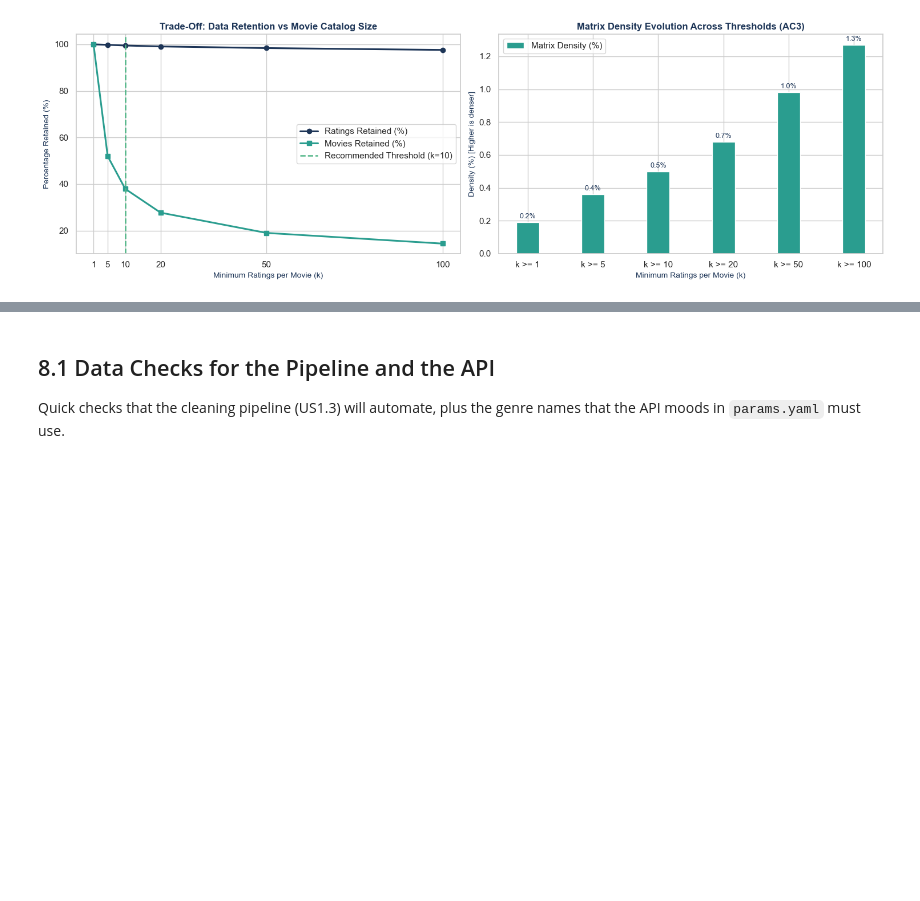
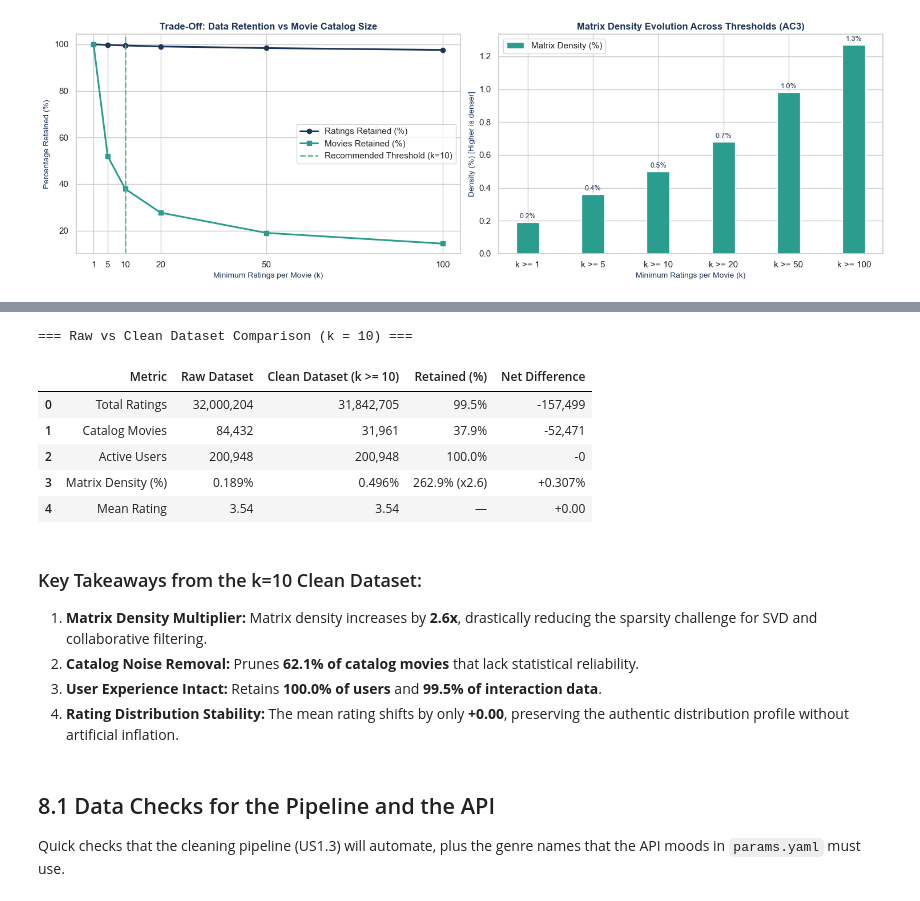
Before and after one commit to 2026-ADS-B1/team-B1-recsys, a Jupyter notebook: notebooks/eda_ratings.ipynb, the cells around one changed output, grey strips where cells are left out. Drawn from its saved outputs; the diff is of its cells as text; code cells hidden in the pictures; blank space fills up the shorter version.

```diff
--- a/notebooks/eda_ratings.ipynb
+++ b/notebooks/eda_ratings.ipynb
@@ -656,3 +743,81 @@ plt.show()
+# %%
+# Compute k=10 clean subset
+k_threshold = 10
+m_counts = ratings['movieId'].value_counts()
+u_counts = ratings['userId'].value_counts()
+clean_k10 = ratings[ratings['movieId'].isin(m_counts[m_counts >= k_threshold].index) &
+                    ratings['userId'].isin(u_counts[u_counts >= k_threshold].index)]
+
+raw_ratings_n = len(ratings)
+clean_ratings_n = len(clean_k10)
+raw_movies_n = ratings['movieId'].nunique()
+clean_movies_n = clean_k10['movieId'].nunique()
+raw_users_n = ratings['userId'].nunique()
+clean_users_n = clean_k10['userId'].nunique()
+
+raw_density = (raw_ratings_n / (raw_users_n * raw_movies_n)) * 100
+clean_density = (clean_ratings_n / (clean_users_n * clean_movies_n)) * 100
+
+impact_df = pd.DataFrame([
+    {
+        'Metric': 'Total Ratings',
+        'Raw Dataset': f'{raw_ratings_n:,}',
+        'Clean Dataset (k >= 10)': f'{clean_ratings_n:,}',
+        'Retained (%)': f'{(clean_ratings_n / raw_ratings_n) * 100:.1f}%',
+        'Net Difference': f'-{raw_ratings_n - clean_ratings_n:,}'
+    },
+    {
+        'Metric': 'Catalog Movies',
+        'Raw Dataset': f'{raw_movies_n:,}',
+        'Clean Dataset (k >= 10)': f'{clean_movies_n:,}',
+        'Retained (%)': f'{(clean_movies_n / raw_movies_n) * 100:.1f}%',
+        'Net Difference': f'-{raw_movies_n - clean_movies_n:,}'
+    },
+    {
+        'Metric': 'Active Users',
+        'Raw Dataset': f'{raw_users_n:,}',
+        'Clean Dataset (k >= 10)': f'{clean_users_n:,}',
+        'Retained (%)': f'{(clean_users_n / raw_users_n) * 100:.1f}%',
+        'Net Difference': f'-{raw_users_n - clean_users_n:,}'
+    },
+    {
+        'Metric': 'Matrix Density (%)',
+        'Raw Dataset': f'{raw_density:.3f}%',
+        'Clean Dataset (k >= 10)': f'{clean_density:.3f}%',
+        'Retained (%)': f'{(clean_density / raw_density) * 100:.1f}% (x{clean_density/raw_density:.1f})',
+        'Net Difference': f'+{clean_density - raw_density:.3f}%'
+    },
+    {
+        'Metric': 'Mean Rating',
+        'Raw Dataset': f'{ratings["rating"].mean():.2f}',
+        'Clean Dataset (k >= 10)': f'{clean_k10["rating"].mean():.2f}',
+        'Retained (%)': '—',
+        'Net Difference': f'{clean_k10["rating"].mean() - ratings["rating"].mean():+.2f}'
+    }
+])
+
+print('=== Raw vs Clean Dataset Comparison (k = 10) ===')
+display(impact_df)
+
+display(Markdown(f"""### Key Takeaways from the k=10 Clean Dataset:
+1. **Matrix Density Multiplier:** Matrix density increases by **{clean_density/raw_density:.1f}x**, drastically reducing the sparsity challenge for SVD and collaborative filtering.
+2. **Catalog Noise Removal:** Prunes **{100 - (clean_movies_n / raw_movies_n) * 100:.1f}% of catalog movies** that lack statistical reliability.
+3. **User Experience Intact:** Retains **{(clean_users_n / raw_users_n) * 100:.1f}% of users** and **{(clean_ratings_n / raw_ratings_n) * 100:.1f}% of interaction data**.
+4. **Rating Distribution Stability:** The mean rating shifts by only **{clean_k10["rating"].mean() - ratings["rating"].mean():+.2f}**, preserving the authentic distribution profile without artificial inflation.
+"""))
+# %% [output]
+=== Raw vs Clean Dataset Comparison (k = 10) ===
+|  | Metric | Raw Dataset | Clean Dataset (k >= 10) | Retained (%) | Net Difference |
+| 0 | Total Ratings | 32,000,204 | 31,842,705 | 99.5% | -157,499 |
+| 1 | Catalog Movies | 84,432 | 31,961 | 37.9% | -52,471 |
+| 2 | Active Users | 200,948 | 200,948 | 100.0% | -0 |
+| 3 | Matrix Density (%) | 0.189% | 0.496% | 262.9% (x2.6) | +0.307% |
+| 4 | Mean Rating | 3.54 | 3.54 | — | +0.00 |
+### Key Takeaways from the k=10 Clean Dataset:
+1. **Matrix Density Multiplier:** Matrix density increases by **2.6x**, drastically reducing the sparsity challenge for SVD and collaborative filtering.
+2. **Catalog Noise Removal:** Prunes **62.1% of catalog movies** that lack statistical reliability.
+3. **User Experience Intact:** Retains **100.0% of users** and **99.5% of interaction data**.
+4. **Rating Distribution Stability:** The mean rating shifts by only **+0.00**, preserving the authentic distribution profile without artificial inflation.
 # %% [markdown]
 ## 8.1 Data Checks for the Pipeline and the API
 
```
Also changed, not shown: parts of 6 cells of this notebook.
